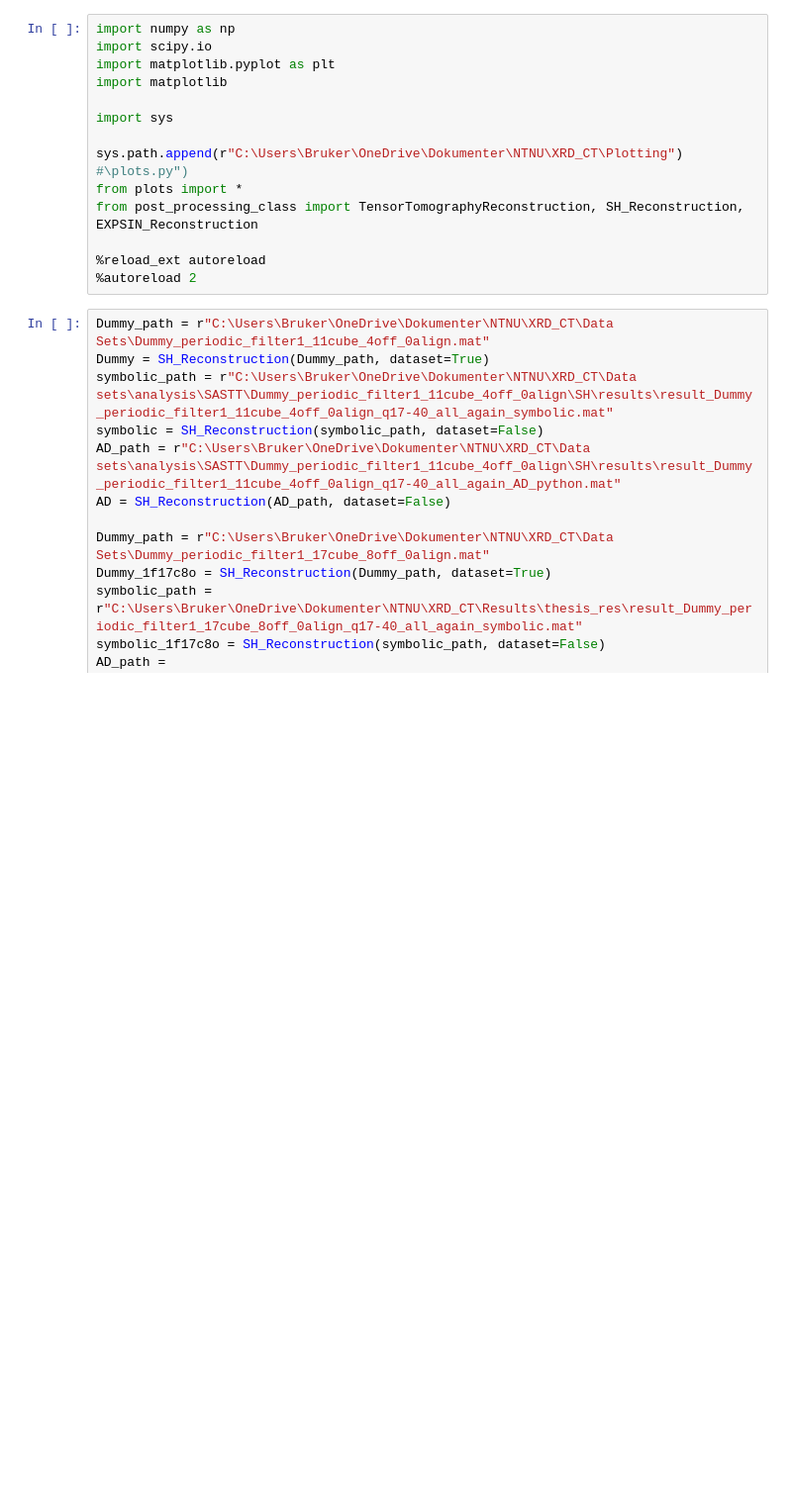
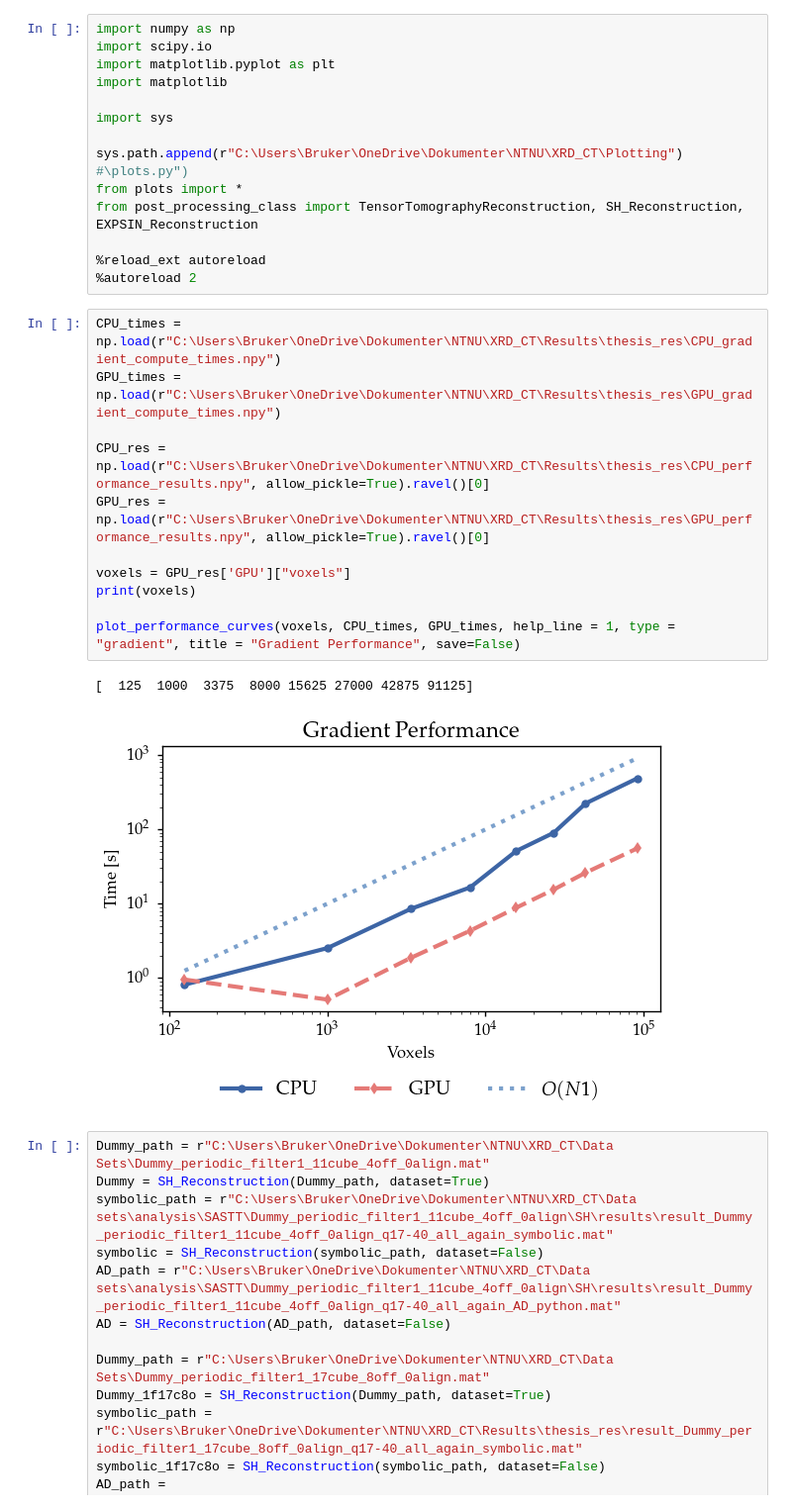
Before and after one commit to RubenDragland/XRD_CT, a Jupyter notebook: Results/data_analysis.ipynb, the cells around one changed output. Shown: that part at 99% size. Saved outputs shown, nothing was run; the diff lists cells and outputs as text; blank space fills up the shorter version.

```diff
--- a/Results/data_analysis.ipynb
+++ b/Results/data_analysis.ipynb
@@ -12,6 +12,20 @@ from post_processing_class import TensorTomographyReconstruction, SH_Reconstruct
 
 %reload_ext autoreload
 %autoreload 2
+# %%
+CPU_times = np.load(r"C:\Users\Bruker\OneDrive\Dokumenter\NTNU\XRD_CT\Results\thesis_res\CPU_gradient_compute_times.npy")
+GPU_times = np.load(r"C:\Users\Bruker\OneDrive\Dokumenter\NTNU\XRD_CT\Results\thesis_res\GPU_gradient_compute_times.npy")
+
+CPU_res = np.load(r"C:\Users\Bruker\OneDrive\Dokumenter\NTNU\XRD_CT\Results\thesis_res\CPU_performance_results.npy", allow_pickle=True).ravel()[0]
+GPU_res = np.load(r"C:\Users\Bruker\OneDrive\Dokumenter\NTNU\XRD_CT\Results\thesis_res\GPU_performance_results.npy", allow_pickle=True).ravel()[0]
+
+voxels = GPU_res['GPU']["voxels"]
+print(voxels)
+
+plot_performance_curves(voxels, CPU_times, GPU_times, help_line = 1, type = "gradient", title = "Gradient Performance", save=False)
+# %% [output]
+[  125  1000  3375  8000 15625 27000 42875 91125]
+[figure, added]
 # %%
 Dummy_path = r"C:\Users\Bruker\OneDrive\Dokumenter\NTNU\XRD_CT\Data Sets\Dummy_periodic_filter1_11cube_4off_0align.mat"
 Dummy = SH_Reconstruction(Dummy_path, dataset=True)
```
Also changed, not shown: parts of 8 cells of this notebook, 3 other files.
